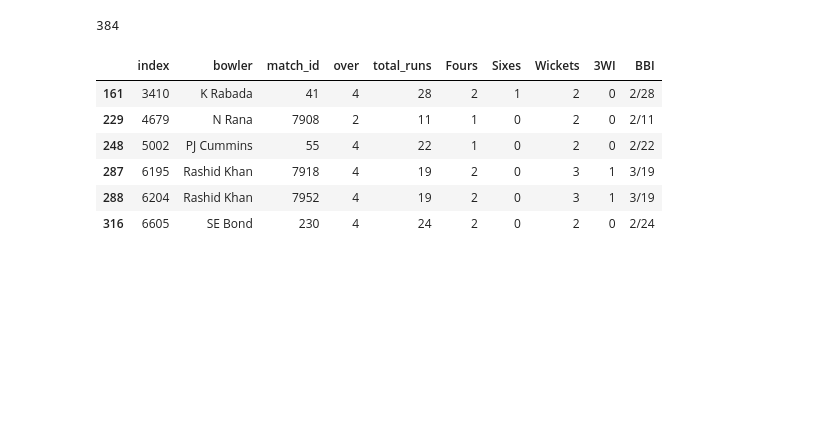
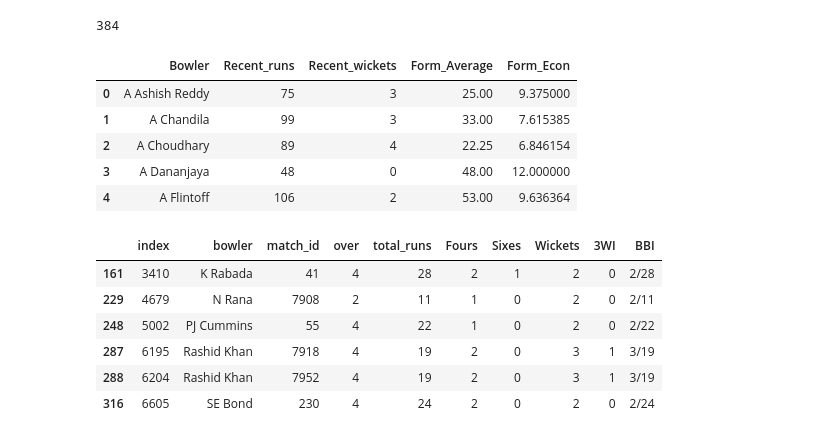
Before and after one commit to BadBoy46/IPLBuzz, a Jupyter notebook: Bowlers.ipynb, the cells around one changed output. Drawn from its saved outputs; the diff is of its cells as text; code cells hidden in the pictures; blank space fills up the shorter version.

```diff
--- a/Bowlers.ipynb
+++ b/Bowlers.ipynb
@@ -142,6 +121,27 @@ print(bowlers_info.head())
 bowlers_info['bowler'].count()
 # %% [output]
 384
+# %%
+recent_form.head(30)
+recent_form = recent_form.groupby('bowler').tail(4)
+recent_form.drop(['match_id','Fours','Sixes'],axis=1,inplace=True)
+recent_form = recent_form.groupby(['bowler']).agg({'over':'sum' , 'total_runs':'sum', 'Wickets':'sum'}).reset_index()
+recent_form['Form_Average'] = np.where(recent_form['total_runs']/recent_form['Wickets'] == np.inf ,
+                                  recent_form['total_runs'],
+                                  recent_form['total_runs']/recent_form['Wickets'])
+recent_form['Form_Econ'] = np.where(recent_form['total_runs']/recent_form['over'] == np.inf,
+                                   0,recent_form['total_runs']/recent_form['over'])
+
+recent_form.rename(columns={'bowler':'Bowler','total_runs':'Recent_runs', 'Wickets':'Recent_wickets'},inplace=True)
+recent_form.drop(['over'],axis=1,inplace=True)
+recent_form.head()
+# %% [output]
+|  | Bowler | Recent_runs | Recent_wickets | Form_Average | Form_Econ |
+| 0 | A Ashish Reddy | 75 | 3 | 25.00 | 9.375000 |
+| 1 | A Chandila | 99 | 3 | 33.00 | 7.615385 |
+| 2 | A Choudhary | 89 | 4 | 22.25 | 6.846154 |
+| 3 | A Dananjaya | 48 | 0 | 48.00 | 12.000000 |
+| 4 | A Flintoff | 106 | 2 | 53.00 | 9.636364 |
 # %%
 bowlers_info[bowlers_info.duplicated(['bowler'], keep='first')]
 # %% [output]
```
Also changed, not shown: parts of 10 cells of this notebook, 4 other files.
